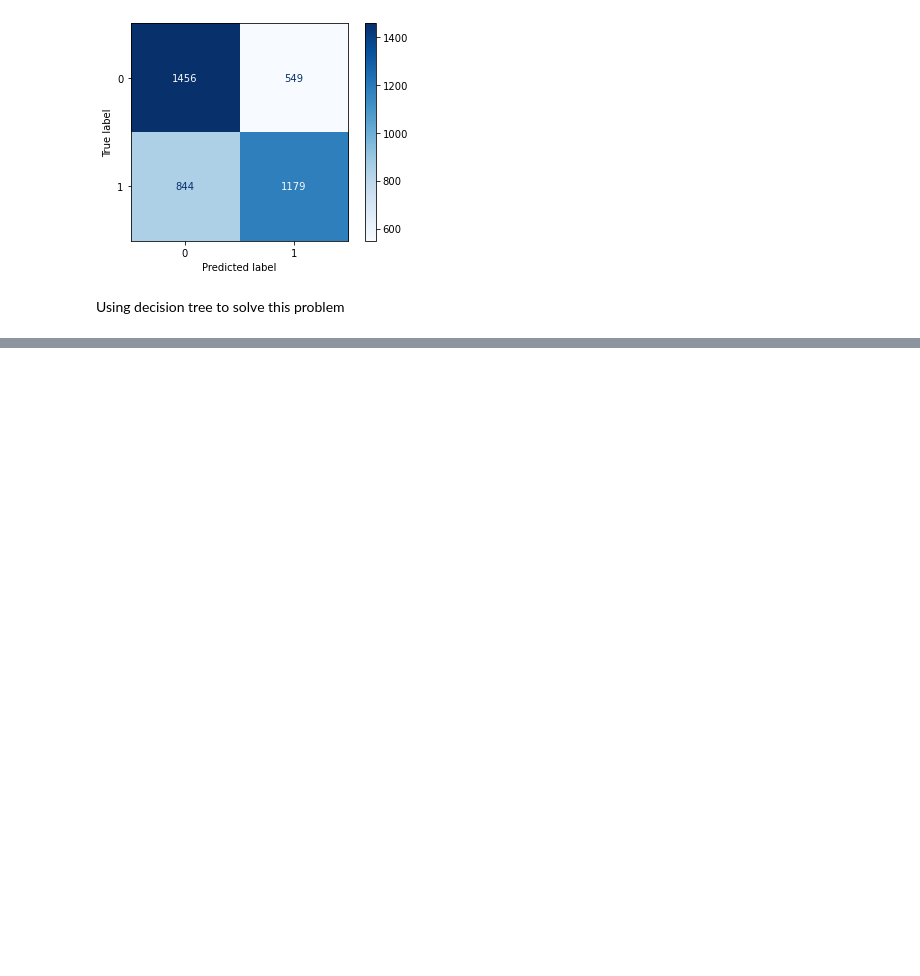
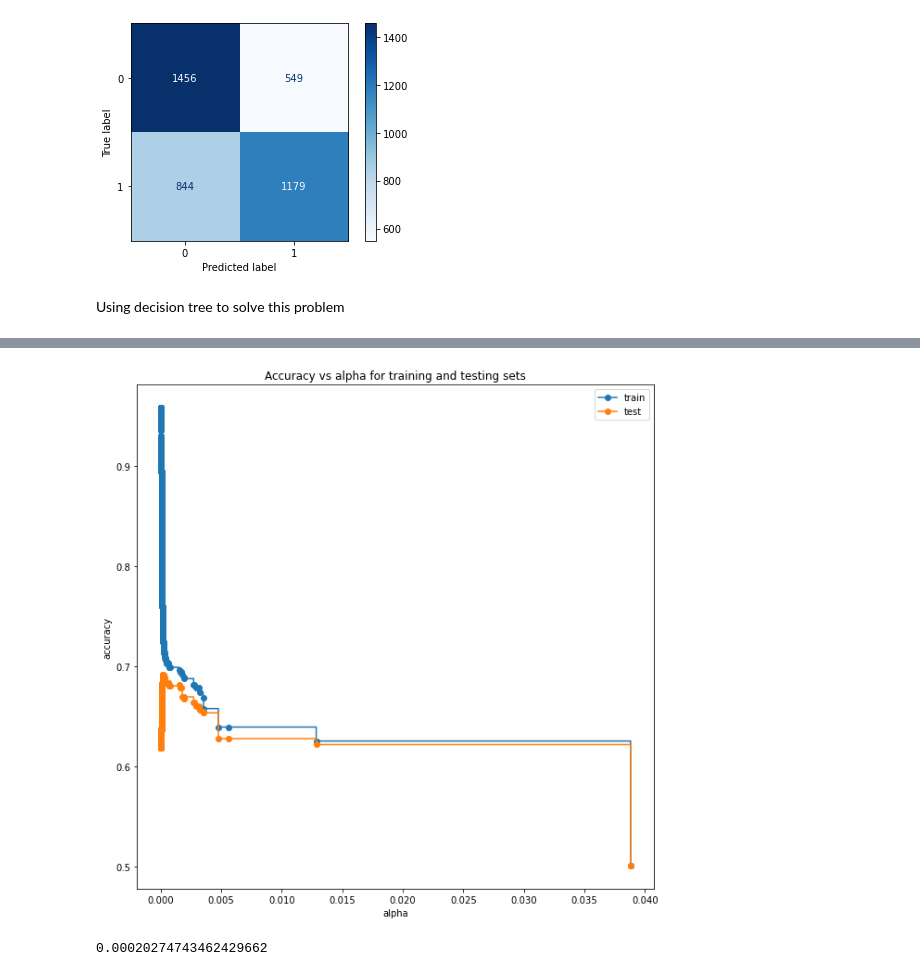
Before and after one commit to qinqin65/MachineLerningAssignment1, a Jupyter notebook: s3805989_assignment1.ipynb, the cells around one changed output, grey strips where cells are left out. Cells and saved outputs as stored; diff of their text form; code cells hidden in the pictures; blank space fills up the shorter version.

```diff
--- a/s3805989_assignment1.ipynb
+++ b/s3805989_assignment1.ipynb
@@ -548,3 +553,33 @@ weighted avg       0.69      0.69      0.69      4028
 Train F1-Score score: 0.718
 Validation F1-Score score: 0.693
 [figure]
+# %%
+clf_decision_tree = tree.DecisionTreeClassifier(random_state=0)
+path = clf_decision_tree.cost_complexity_pruning_path(train_decision_tree_x, train_decision_tree_y)
+ccp_alphas, impurities = path.ccp_alphas, path.impurities
+
+clfs = []
+for ccp_alpha in ccp_alphas:
+    clf = tree.DecisionTreeClassifier(random_state=0, ccp_alpha=ccp_alpha)
+    clf.fit(train_decision_tree_x, train_decision_tree_y)
+    clfs.append(clf)
+
+train_scores = [clf.score(train_decision_tree_x, train_decision_tree_y) for clf in clfs]
+test_scores = [clf.score(val_decision_tree_x, val_decision_tree_y) for clf in clfs]
+
+fig, ax = plt.subplots(figsize=(10,10))
+ax.set_xlabel("alpha")
+ax.set_ylabel("accuracy")
+ax.set_title("Accuracy vs alpha for training and testing sets")
+ax.plot(ccp_alphas, train_scores, marker='o', label="train",
+        drawstyle="steps-post")
+ax.plot(ccp_alphas, test_scores, marker='o', label="test",
+        drawstyle="steps-post")
+ax.legend()
+plt.show()
+# %% [output]
+[figure, added]
+# %%
+ccp_alphas[test_scores.index(max(test_scores))]
+# %% [output]
+0.00020274743462429662
```
Also changed, not shown: parts of 4 cells of this notebook.
